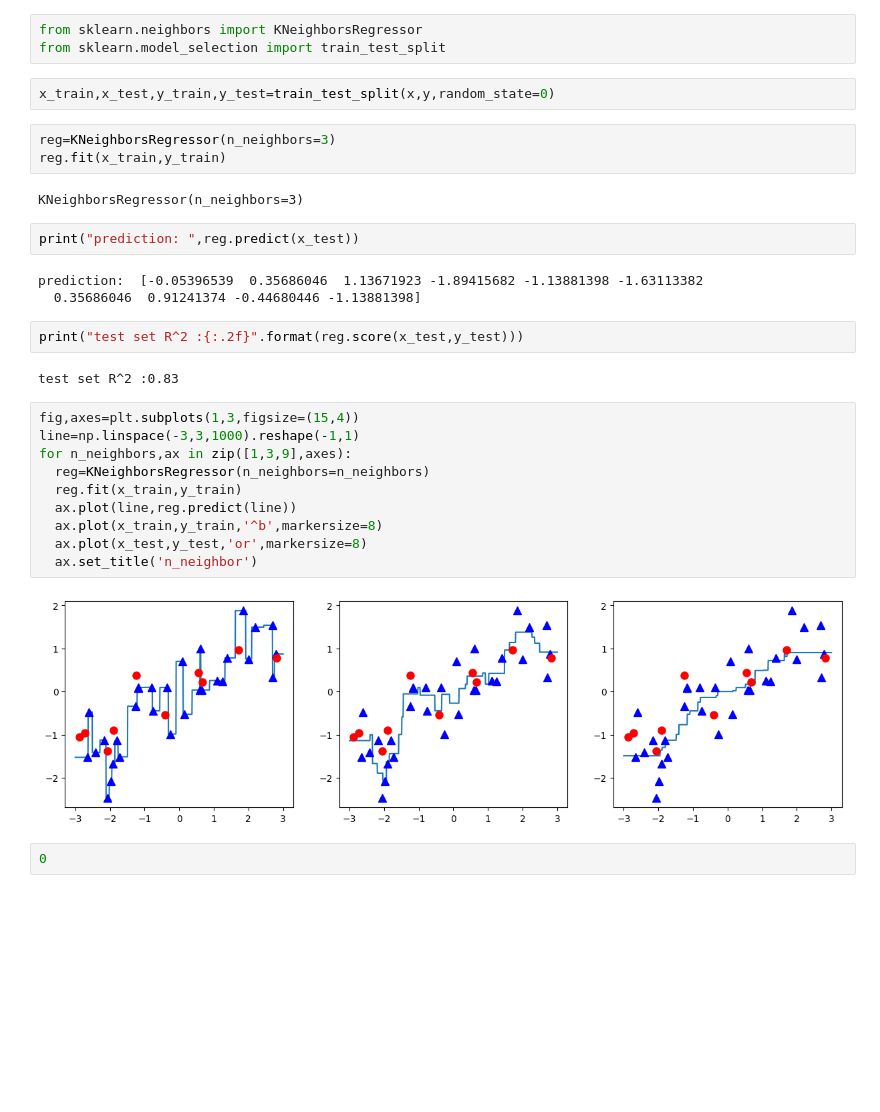
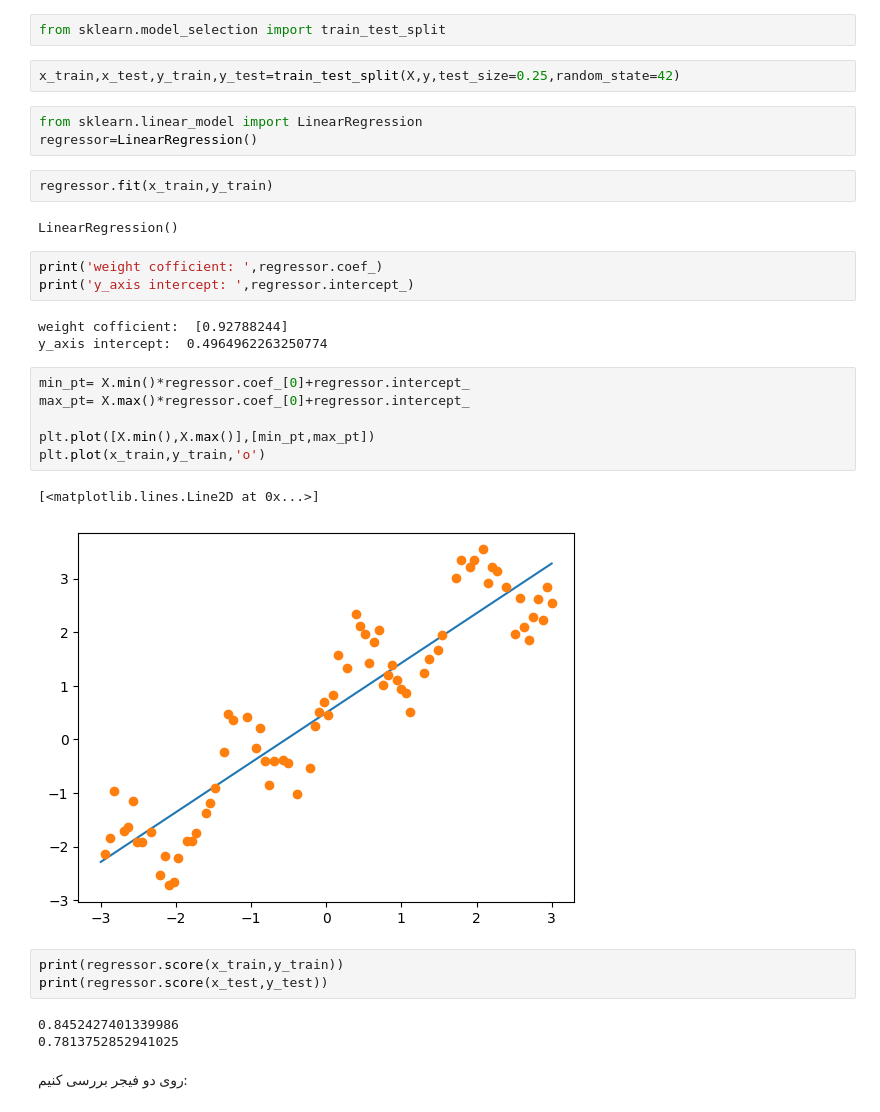
Before and after one commit to MaryamMortazaviSefat/Regression, a Jupyter notebook: linear_regression.ipynb, the cells around one changed output. Cells and saved outputs as stored; diff of their text form; blank space fills up the shorter version.

```diff
--- a/linear_regression.ipynb
+++ b/linear_regression.ipynb
@@ -37,33 +58,34 @@ Text(0, 0.5, 'target')
 # %%
-from sklearn.neighbors import KNeighborsRegressor
 from sklearn.model_selection import train_test_split
 # %%
-x_train,x_test,y_train,y_test=train_test_split(x,y,random_state=0)
+x_train,x_test,y_train,y_test=train_test_split(X,y,test_size=0.25,random_state=42)
+# %%
+from sklearn.linear_model import LinearRegression
+regressor=LinearRegression()
 # %%
-reg=KNeighborsRegressor(n_neighbors=3)
-reg.fit(x_train,y_train)
+regressor.fit(x_train,y_train)
 # %% [output]
-KNeighborsRegressor(n_neighbors=3)
+LinearRegression()
-# %%
-print("prediction: ",reg.predict(x_test))
-# %% [output]
-prediction:  [-0.05396539  0.35686046  1.13671923 -1.89415682 -1.13881398 -1.63113382
-  0.35686046  0.91241374 -0.44680446 -1.13881398]
-# %%
-print("test set R^2 :{:.2f}".format(reg.score(x_test,y_test)))
-# %% [output]
-test set R^2 :0.83
-# %%
-fig,axes=plt.subplots(1,3,figsize=(15,4))
-line=np.linspace(-3,3,1000).reshape(-1,1)
-for n_neighbors,ax in zip([1,3,9],axes):
-  reg=KNeighborsRegressor(n_neighbors=n_neighbors)
-  reg.fit(x_train,y_train)
-  ax.plot(line,reg.predict(line))
-  ax.plot(x_train,y_train,'^b',markersize=8)
-  ax.plot(x_test,y_test,'or',markersize=8)
-  ax.set_title('n_neighbor')
-# %% [output]
-[figure, removed]
-# %%
-0
+# %%
+print('weight cofficient: ',regressor.coef_)
+print('y_axis intercept: ',regressor.intercept_)
+# %% [output]
+weight cofficient:  [0.92788244]
+y_axis intercept:  0.4964962263250774
+# %%
+min_pt= X.min()*regressor.coef_[0]+regressor.intercept_
+max_pt= X.max()*regressor.coef_[0]+regressor.intercept_
+
+plt.plot([X.min(),X.max()],[min_pt,max_pt])
+plt.plot(x_train,y_train,'o')
+# %% [output]
+[<matplotlib.lines.Line2D at 0x...>]
+[figure, added]
+# %%
+print(regressor.score(x_train,y_train))
+print(regressor.score(x_test,y_test))
+# %% [output]
+0.8452427401339986
+0.7813752852941025
+# %% [markdown]
+روی دو فیجر بررسی کنیم:
```
Also changed, not shown: parts of 10 cells of this notebook.
